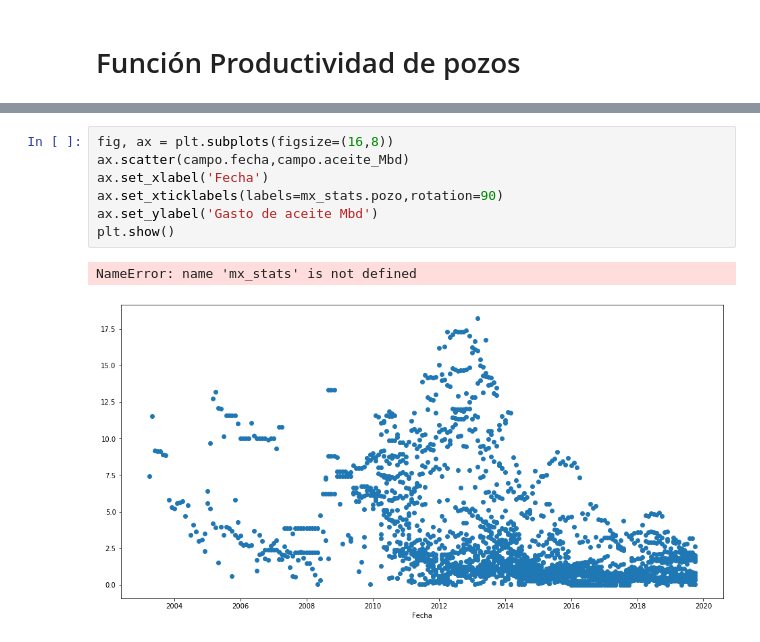
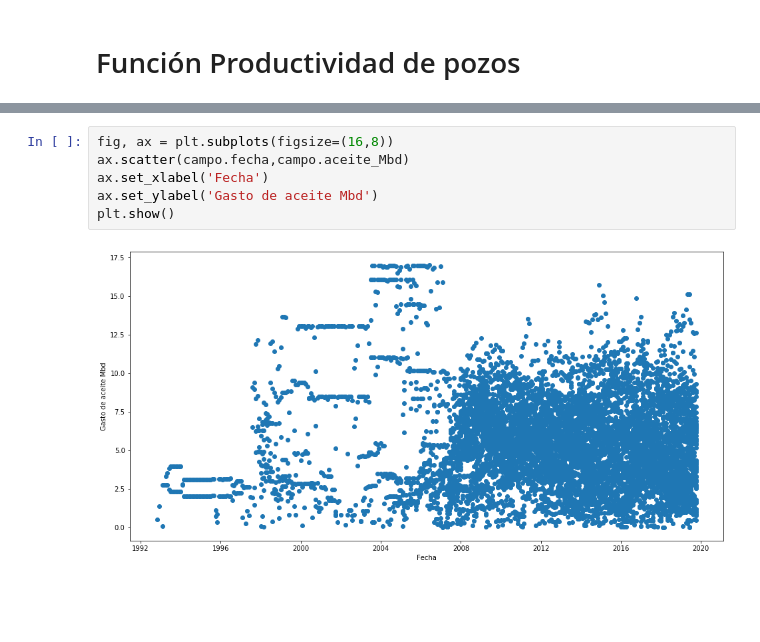
Before and after one commit to eliasft/projects, a Jupyter notebook: productividad_final.ipynb, the cells around one changed output, grey strips where cells are left out. Cells and saved outputs as stored; diff of their text form; blank space fills up the shorter version.

```diff
--- a/productividad_final.ipynb
+++ b/productividad_final.ipynb
@@ -420,10 +443,8 @@ df2.aceite_Mbd.plot()
 # %%
 fig, ax = plt.subplots(figsize=(16,8))
 ax.scatter(campo.fecha,campo.aceite_Mbd)
 ax.set_xlabel('Fecha')
-ax.set_xticklabels(labels=mx_stats.pozo,rotation=90)
 ax.set_ylabel('Gasto de aceite Mbd')
 plt.show()
 # %% [output]
-NameError: name 'mx_stats' is not defined
-[figure, old version]
+[figure, new version]
```
Also changed, not shown: parts of 11 cells of this notebook.
